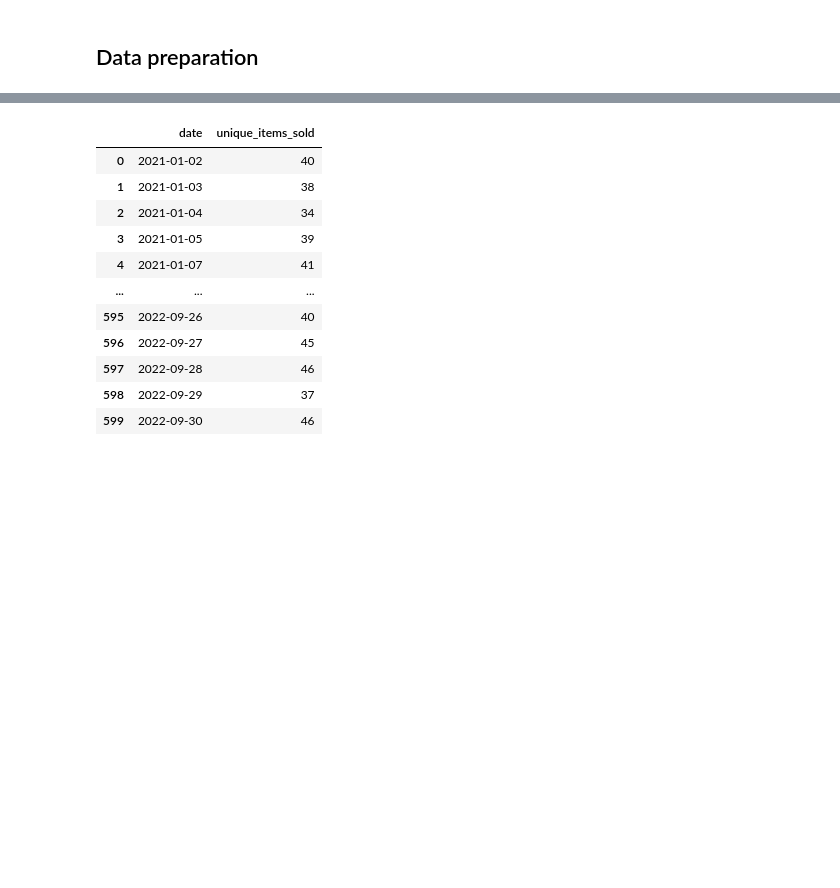
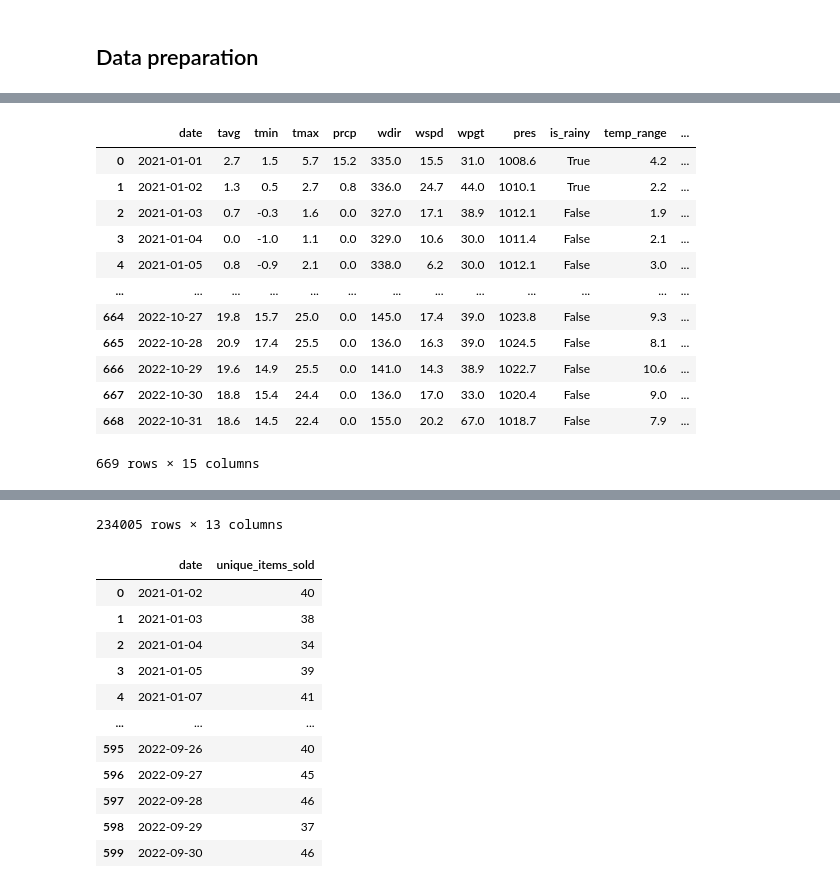
Before and after one commit to msbeigi/sale-analysis, a Jupyter notebook: backery_sale.ipynb, the cells around one changed output, grey strips where cells are left out. Cells and saved outputs as stored; diff of their text form; code cells hidden in the pictures; blank space fills up the shorter version.

```diff
--- a/backery_sale.ipynb
+++ b/backery_sale.ipynb
@@ -173,7 +134,0 @@ weather
-# %%
-backery['UNIT_PRICE_value']= backery['UNIT_PRICE'].apply(lambda x: extract_price(x))
-backery["total_sale_item"]= backery['Quantity']*backery['UNIT_PRICE_value']
-backery=backery.rename(columns={'Unnamed: 0':'index'})
-
-display(backery)
-print(backery.dtypes)
@@ -197,0 +137,31 @@ merged_data[merged_data['is_freezing_day']==True]
+# %%
+def drop_nonvalue(df :pd.DataFrame)->pd.DataFrame:
+  """
+  Args:
+    df: weather dataset as dataframe input
+  Returns:
+    returns cleared dataframe of missing values
+  """
+  df.drop(['tsun','snow'], axis=1,inplace=True)
+
+  return df
+
+def impute_missing_values(df:pd.DataFrame)->pd.DataFrame:
+    """
+    Args:
+      df: weather dataset as dataframe input
+    Returns:
+      return the modified DataFrame
+    """
+    columns_tobe_fill = ['wdir','wspd','wpgt','pres']
+    imputer = IterativeImputer(estimator=RandomForestRegressor(), max_iter=10, random_state=42)
+    df[columns_tobe_fill] = imputer.fit_transform(df[columns_tobe_fill])
+
+
+    return df
+# %%
+df_weather=weather.copy()
+df_weather=drop_nonvalue(df_weather)
+df_weather=impute_missing_values(df_weather)
+print('Number of missing values:\n----------------')
+print(df_weather.isna().sum())
@@ -197,0 +317,21 @@ merged_data[merged_data['is_freezing_day']==True]
+# %%
+df_bekery=backery.copy()
+df_bekery=added_feature_bakery(df_bekery)
+df_weather=added_feature_weather(df_weather)
+# %%
+display(df_weather)
+display(df_bekery)
+# %% [output]
+|  | date | tavg | tmin | tmax | prcp | wdir | wspd | wpgt | pres | is_rainy | temp_range | ... |
+| 0 | 2021-01-01 | 2.7 | 1.5 | 5.7 | 15.2 | 335.0 | 15.5 | 31.0 | 1008.6 | True | 4.2 | ... |
+| 1 | 2021-01-02 | 1.3 | 0.5 | 2.7 | 0.8 | 336.0 | 24.7 | 44.0 | 1010.1 | True | 2.2 | ... |
+| 2 | 2021-01-03 | 0.7 | -0.3 | 1.6 | 0.0 | 327.0 | 17.1 | 38.9 | 1012.1 | False | 1.9 | ... |
+| 3 | 2021-01-04 | 0.0 | -1.0 | 1.1 | 0.0 | 329.0 | 10.6 | 30.0 | 1011.4 | False | 2.1 | ... |
+| 4 | 2021-01-05 | 0.8 | -0.9 | 2.1 | 0.0 | 338.0 | 6.2 | 30.0 | 1012.1 | False | 3.0 | ... |
+| ... | ... | ... | ... | ... | ... | ... | ... | ... | ... | ... | ... | ... |
+| 664 | 2022-10-27 | 19.8 | 15.7 | 25.0 | 0.0 | 145.0 | 17.4 | 39.0 | 1023.8 | False | 9.3 | ... |
+| 665 | 2022-10-28 | 20.9 | 17.4 | 25.5 | 0.0 | 136.0 | 16.3 | 39.0 | 1024.5 | False | 8.1 | ... |
+| 666 | 2022-10-29 | 19.6 | 14.9 | 25.5 | 0.0 | 141.0 | 14.3 | 38.9 | 1022.7 | False | 10.6 | ... |
+| 667 | 2022-10-30 | 18.8 | 15.4 | 24.4 | 0.0 | 136.0 | 17.0 | 33.0 | 1020.4 | False | 9.0 | ... |
+| 668 | 2022-10-31 | 18.6 | 14.5 | 22.4 | 0.0 | 155.0 | 20.2 | 67.0 | 1018.7 | False | 7.9 | ... |
+669 rows × 15 columns
@@ -197,0 +350 @@ merged_data[merged_data['is_freezing_day']==True]
+234005 rows × 13 columns
```
Also changed, not shown: parts of 19 cells of this notebook.
